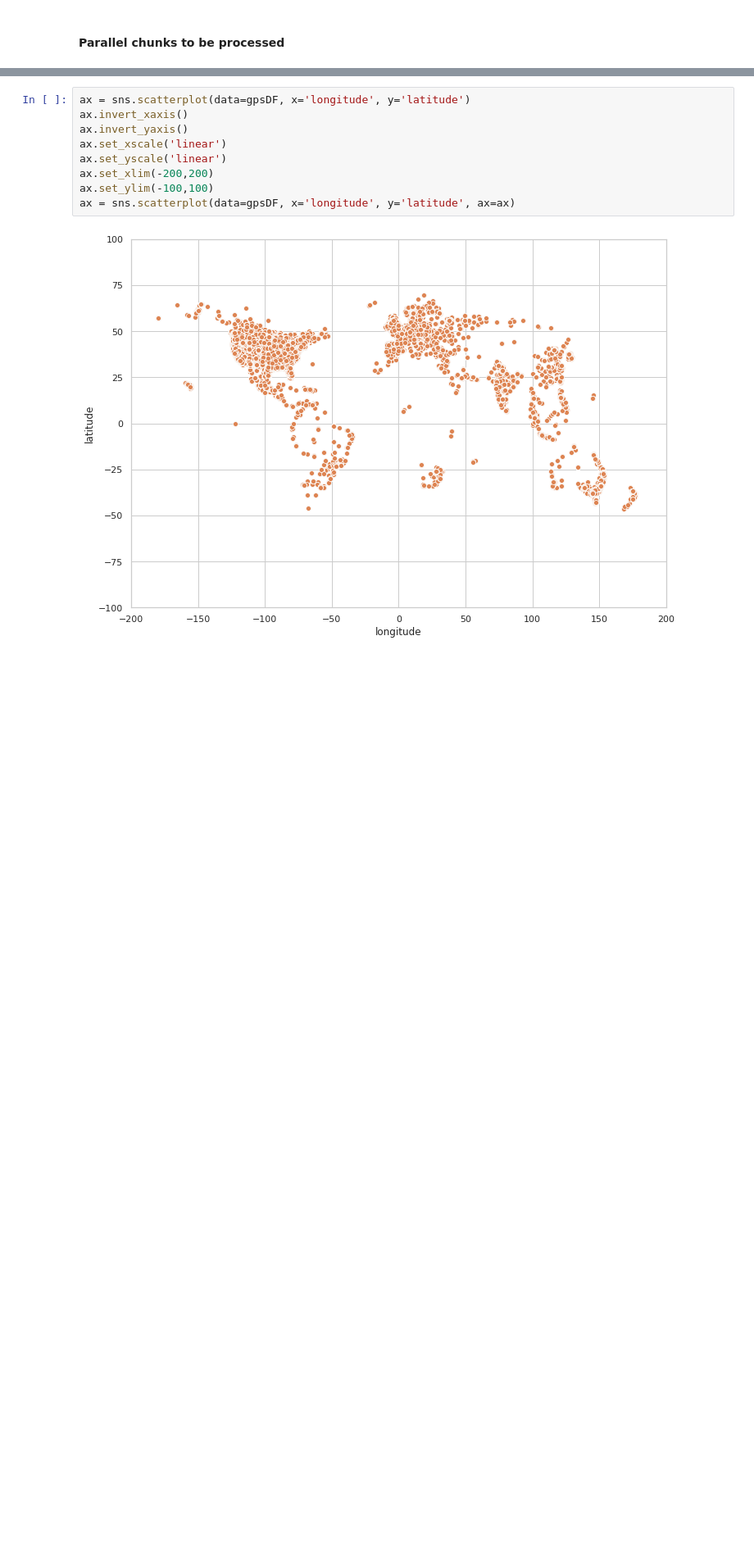
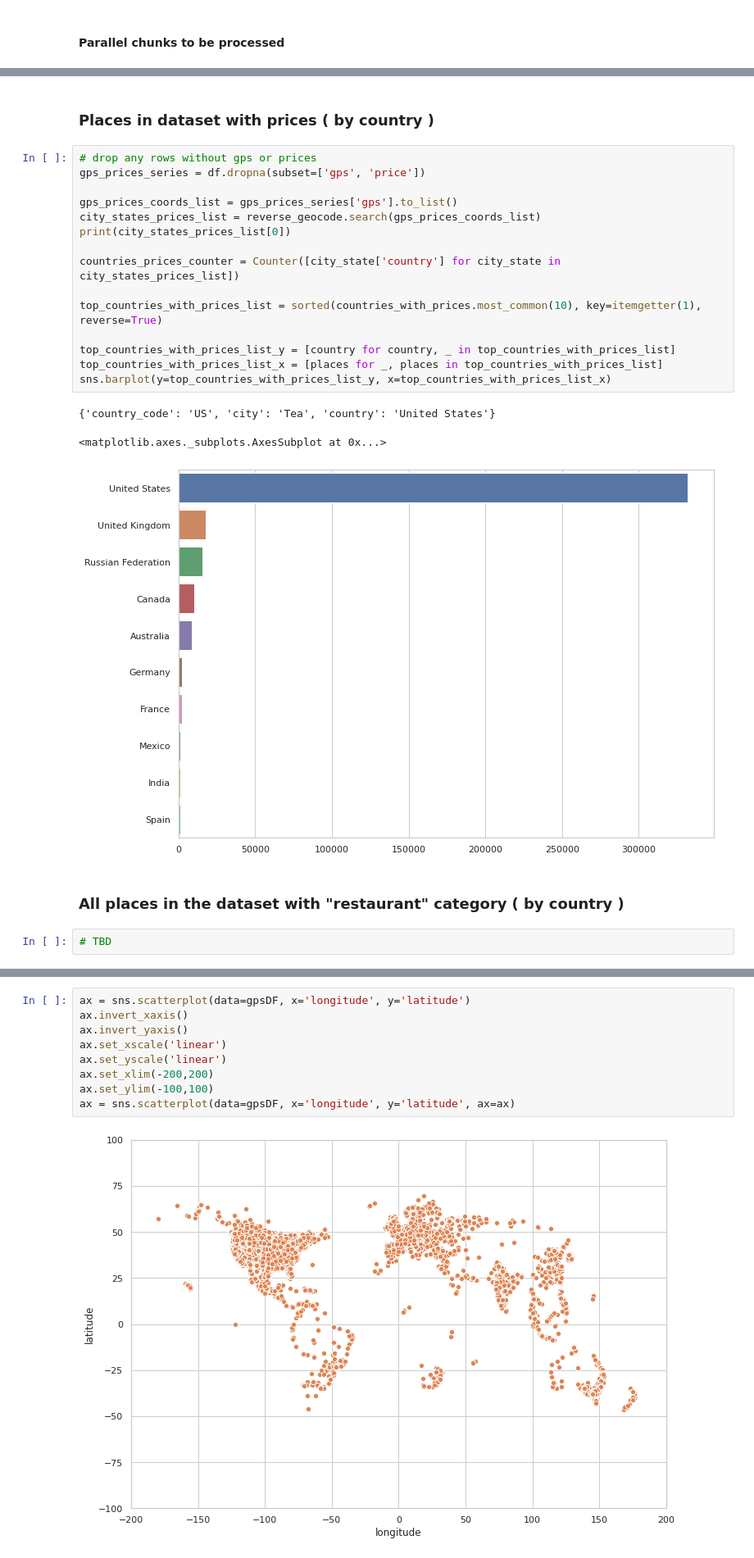
Before and after one commit to Huang-W/google-local-reviews, a Jupyter notebook: places_eda.ipynb, the cells around one changed output, grey strips where cells are left out. Shown at 82% size. Drawn from its saved outputs; the diff is of its cells as text; blank space fills up the shorter version.

```diff
--- a/places_eda.ipynb
+++ b/places_eda.ipynb
@@ -112,0 +174,25 @@ gpsDF = pd.DataFrame(data=obj)
+# %% [markdown]
+### Places in dataset with prices ( by country )
+# %%
+# drop any rows without gps or prices
+gps_prices_series = df.dropna(subset=['gps', 'price'])
+
+gps_prices_coords_list = gps_prices_series['gps'].to_list()
+city_states_prices_list = reverse_geocode.search(gps_prices_coords_list)
+print(city_states_prices_list[0])
+
+countries_prices_counter = Counter([city_state['country'] for city_state in city_states_prices_list])
+
+top_countries_with_prices_list = sorted(countries_with_prices.most_common(10), key=itemgetter(1), reverse=True)
+
+top_countries_with_prices_list_y = [country for country, _ in top_countries_with_prices_list]
+top_countries_with_prices_list_x = [places for _, places in top_countries_with_prices_list]
+sns.barplot(y=top_countries_with_prices_list_y, x=top_countries_with_prices_list_x)
+# %% [output]
+{'country_code': 'US', 'city': 'Tea', 'country': 'United States'}
+<matplotlib.axes._subplots.AxesSubplot at 0x...>
+[figure, added]
+# %% [markdown]
+### All places in the dataset with "restaurant" category ( by country )
+# %%
+# TBD
```
Also changed, not shown: parts of 37 cells of this notebook.
